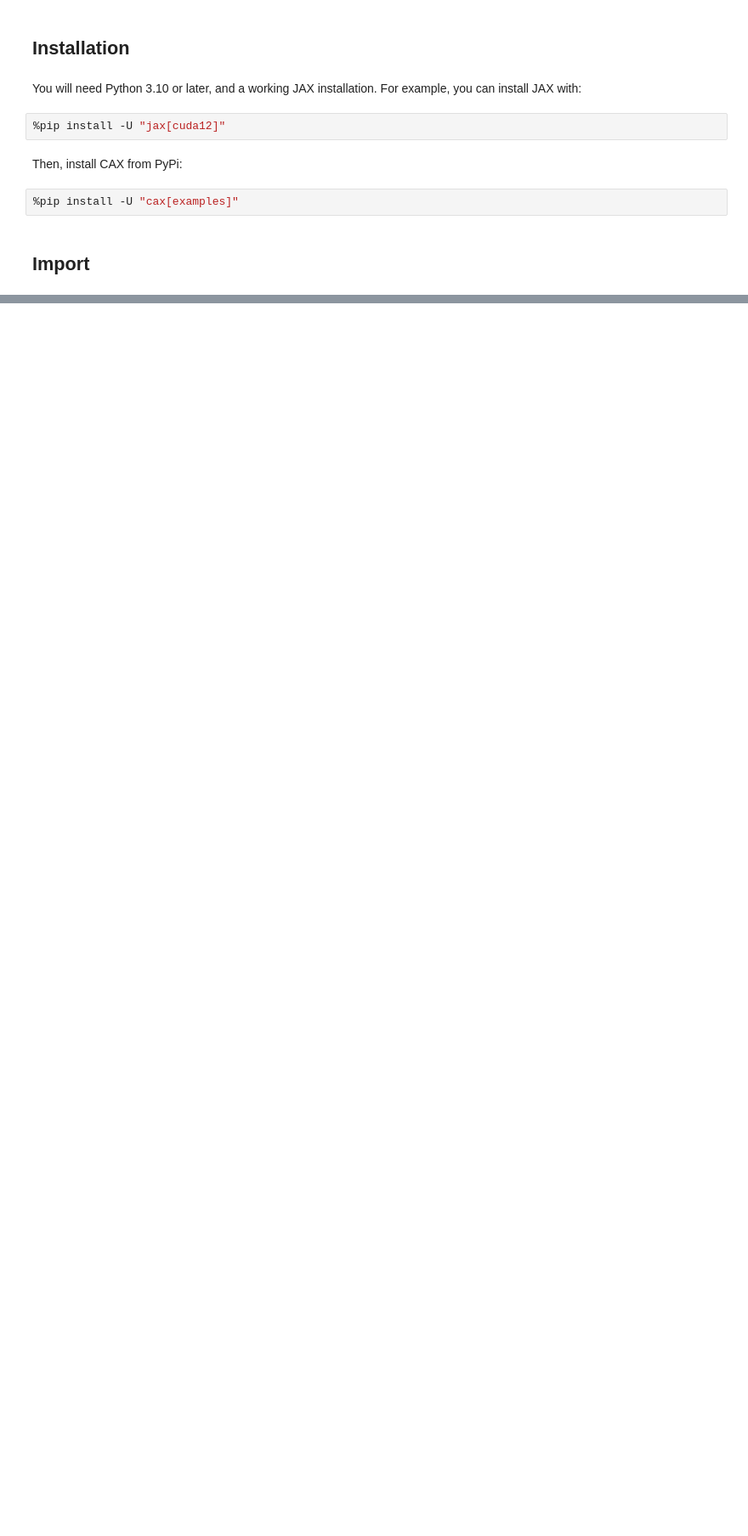
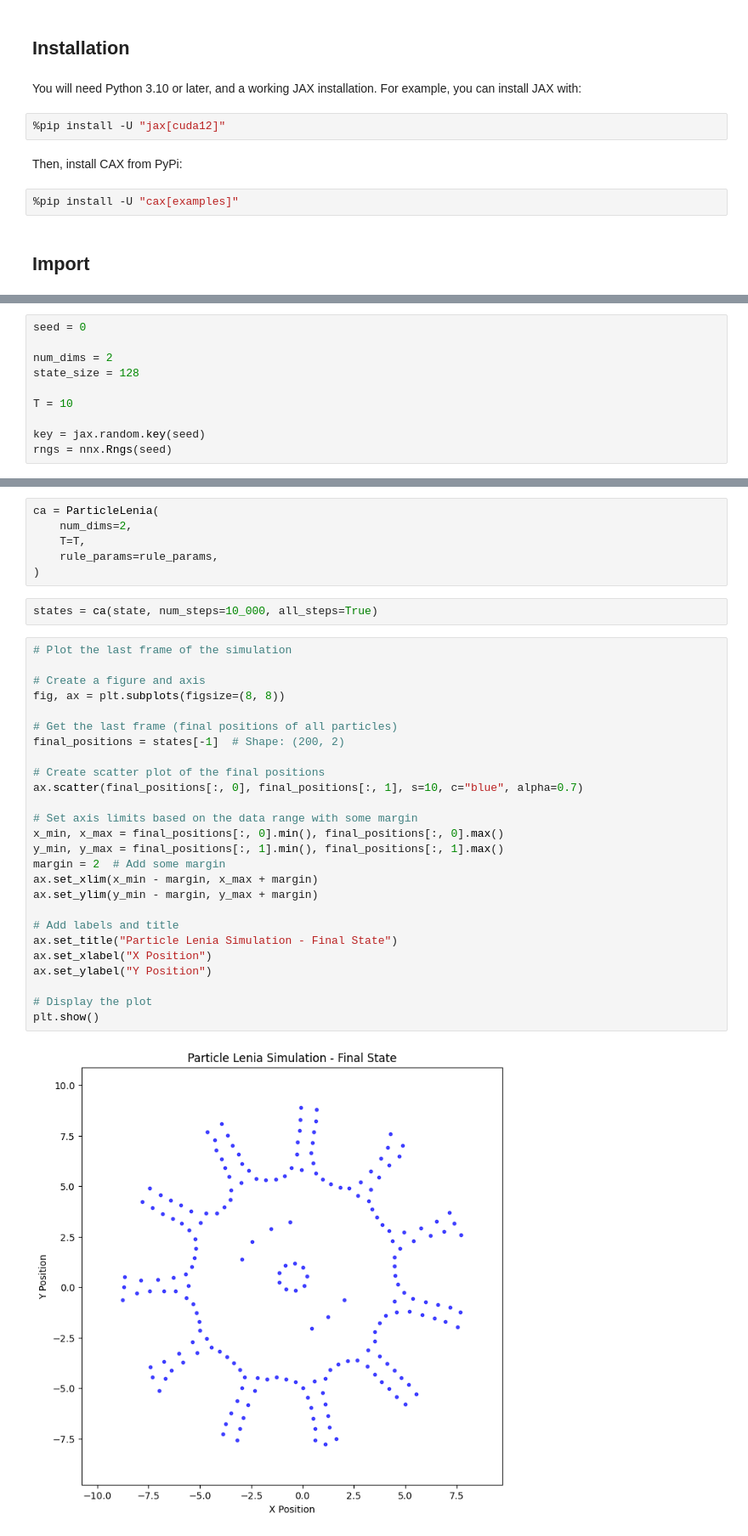
Before and after one commit to maxencefaldor/cax, a Jupyter notebook: examples/22_particle_lenia.ipynb, the cells around one changed output, grey strips where cells are left out. Shown at 85% size. Drawn from its saved outputs; the diff is of its cells as text; blank space fills up the shorter version.

Commit message:
Add Particle Lenia

```diff
--- a/examples/22_particle_lenia.ipynb
+++ b/examples/22_particle_lenia.ipynb
@@ -1678,0 +22,10 @@ In this article we described Particle Lenia, a new particle system ODE-based art
+# %%
+seed = 0
+
+num_dims = 2
+state_size = 128
+
+T = 10
+
+key = jax.random.key(seed)
+rngs = nnx.Rngs(seed)
@@ -1678,0 +47,36 @@ In this article we described Particle Lenia, a new particle system ODE-based art
+# %%
+ca = ParticleLenia(
+	num_dims=2,
+	T=T,
+	rule_params=rule_params,
+)
+# %%
+states = ca(state, num_steps=10_000, all_steps=True)
+# %%
+# Plot the last frame of the simulation
+
+# Create a figure and axis
+fig, ax = plt.subplots(figsize=(8, 8))
+
+# Get the last frame (final positions of all particles)
+final_positions = states[-1]  # Shape: (200, 2)
+
+# Create scatter plot of the final positions
+ax.scatter(final_positions[:, 0], final_positions[:, 1], s=10, c="blue", alpha=0.7)
+
+# Set axis limits based on the data range with some margin
+x_min, x_max = final_positions[:, 0].min(), final_positions[:, 0].max()
+y_min, y_max = final_positions[:, 1].min(), final_positions[:, 1].max()
+margin = 2  # Add some margin
+ax.set_xlim(x_min - margin, x_max + margin)
+ax.set_ylim(y_min - margin, y_max + margin)
+
+# Add labels and title
+ax.set_title("Particle Lenia Simulation - Final State")
+ax.set_xlabel("X Position")
+ax.set_ylabel("Y Position")
+
+# Display the plot
+plt.show()
+# %% [output]
+[figure, added]
```
Also changed, not shown: parts of 48 cells of this notebook, 15 other files.
